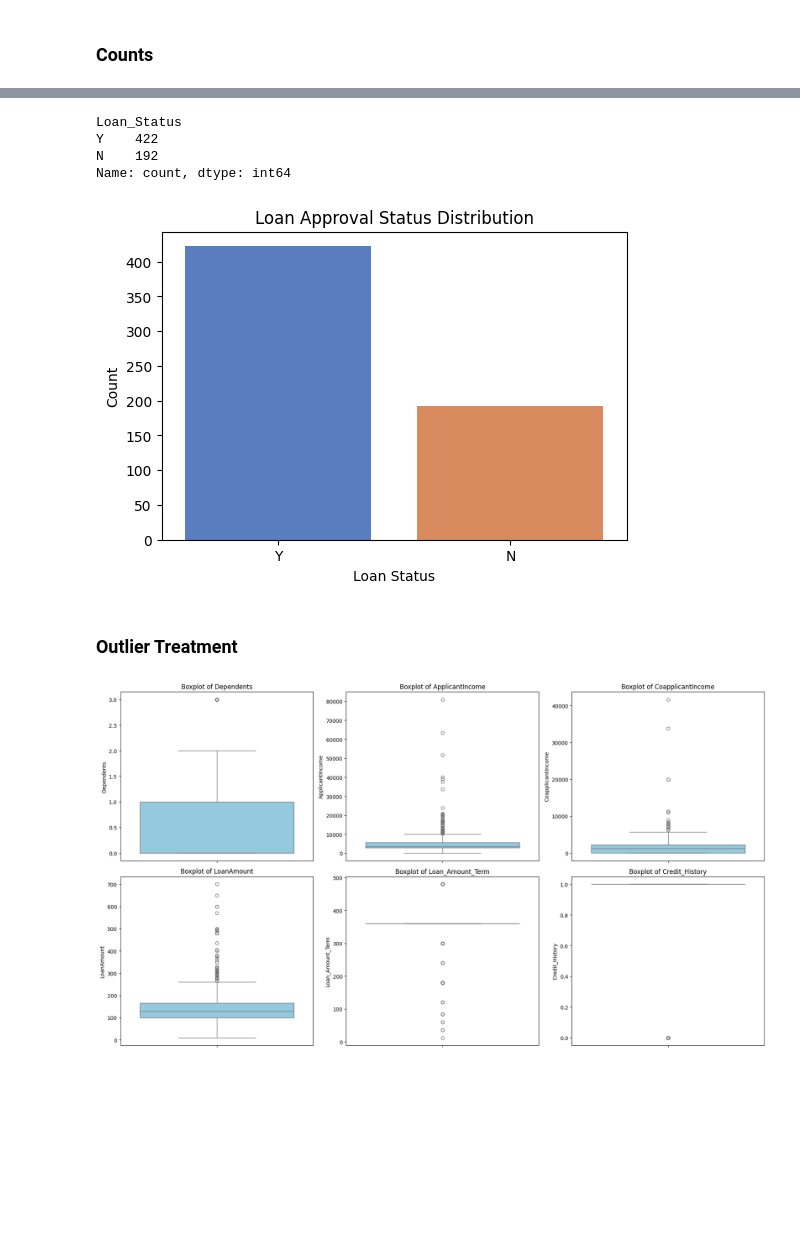
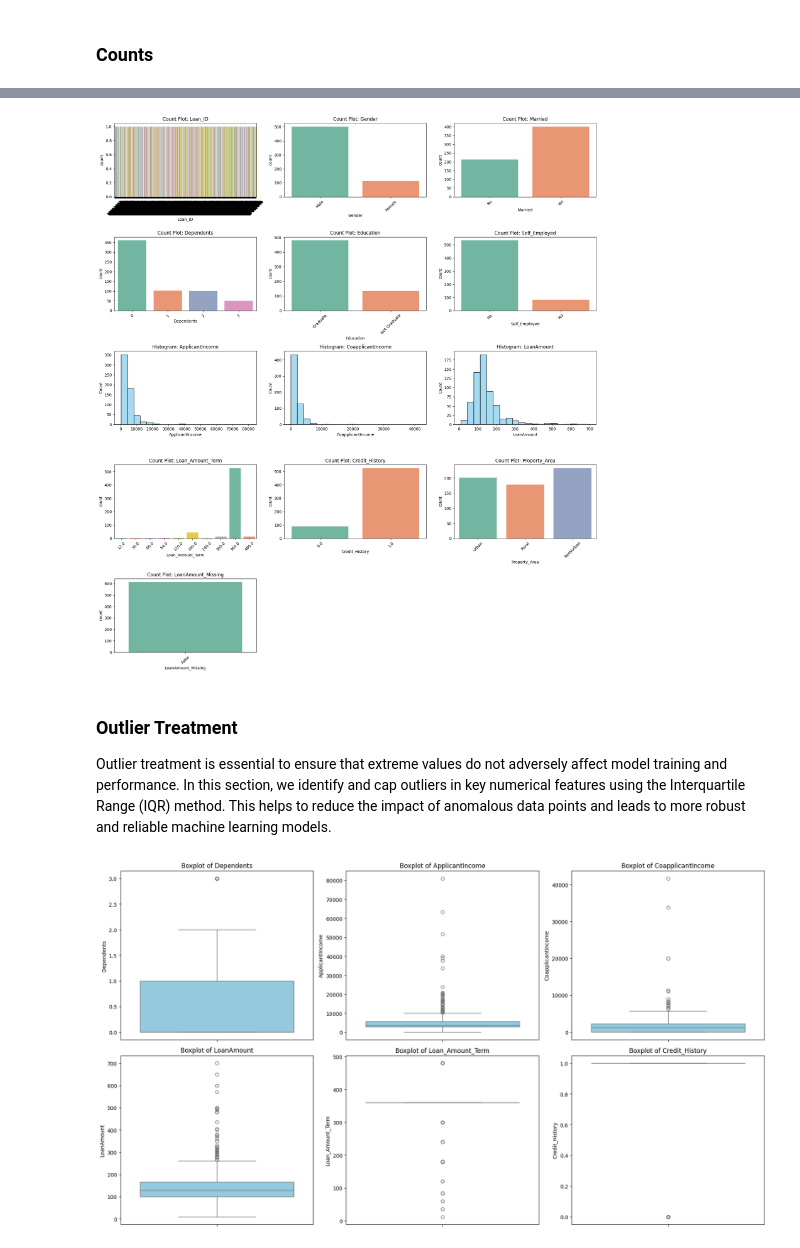
Before and after one commit to murad-02/Loan-Approval-Prediction, a Jupyter notebook: NotebookFile/LoanApprovalPrediction.ipynb, the cells around one changed output, grey strips where cells are left out. Drawn from its saved outputs; the diff is of its cells as text; code cells hidden in the pictures; blank space fills up the shorter version.

```diff
--- a/NotebookFile/LoanApprovalPrediction.ipynb
+++ b/NotebookFile/LoanApprovalPrediction.ipynb
@@ -630,22 +306,42 @@ Name: count, dtype: int64
-# %%
-loan_status_counts = train_data['Loan_Status'].value_counts()
-
-print(loan_status_counts)
-
-plt.figure(figsize=(6,4))
-sns.barplot(x=loan_status_counts.index, y=loan_status_counts.values, palette='muted')
-plt.xlabel('Loan Status')
-plt.ylabel('Count')
-plt.title('Loan Approval Status Distribution')
-plt.show()
-# %% [output]
-Loan_Status
-Y    422
-N    192
-Name: count, dtype: int64
-[figure, removed]
+# %%
+import seaborn as sns
+
+# Plot count plots for all features in train_data
+
+import matplotlib.pyplot as plt
+
+# List of features to plot
+features = train_data.columns.tolist()
+
+# Exclude target if present
+if 'Loan_Status' in features:
+    features.remove('Loan_Status')
+
+n_features = len(features)
+n_cols = 3
+n_rows = (n_features + n_cols - 1) // n_cols
+
+plt.figure(figsize=(6 * n_cols, 4 * n_rows))
+
+for idx, feature in enumerate(features, 1):
+    plt.subplot(n_rows, n_cols, idx)
+    if train_data[feature].dtype == 'object' or train_data[feature].nunique() < 15:
+        # Categorical or low cardinality: countplot
+        sns.countplot(x=feature, data=train_data, palette='Set2')
+        plt.xticks(rotation=45)
+        plt.title(f'Count Plot: {feature}')
+    else:
+        # Numerical: histogram
+        sns.histplot(train_data[feature], kde=False, bins=20, color='skyblue')
+        plt.title(f'Histogram: {feature}')
+    plt.tight_layout()
+
+plt.show()
+# %% [output]
+[figure, added]
 # %% [markdown]
 ### Outlier Treatment
+Outlier treatment is essential to ensure that extreme values do not adversely affect model training and performance. In this section, we identify and cap outliers in key numerical features using the Interquartile Range (IQR) method. This helps to reduce the impact of anomalous data points and leads to more robust and reliable machine learning models.
 # %%
 # Exclude the target column from boxplots
 numerical_cols = train_data.select_dtypes(include=['number']).columns.tolist()
```
Also changed, not shown: parts of 62 cells of this notebook, 3 other files.
